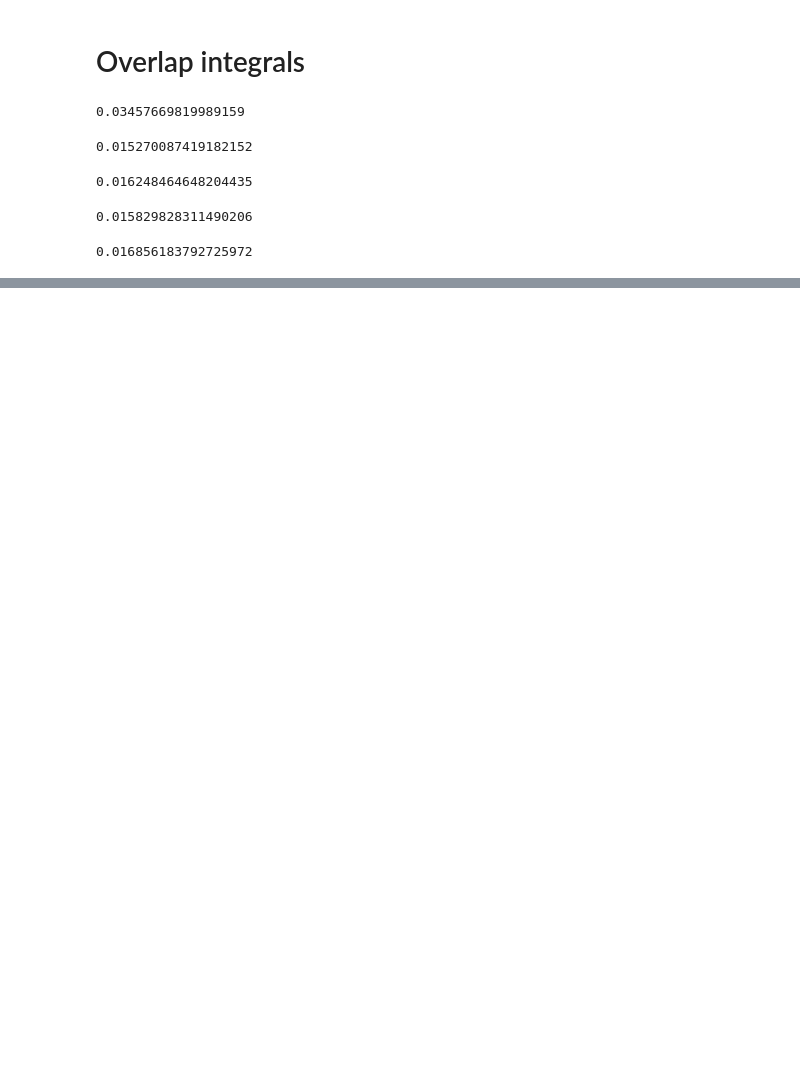
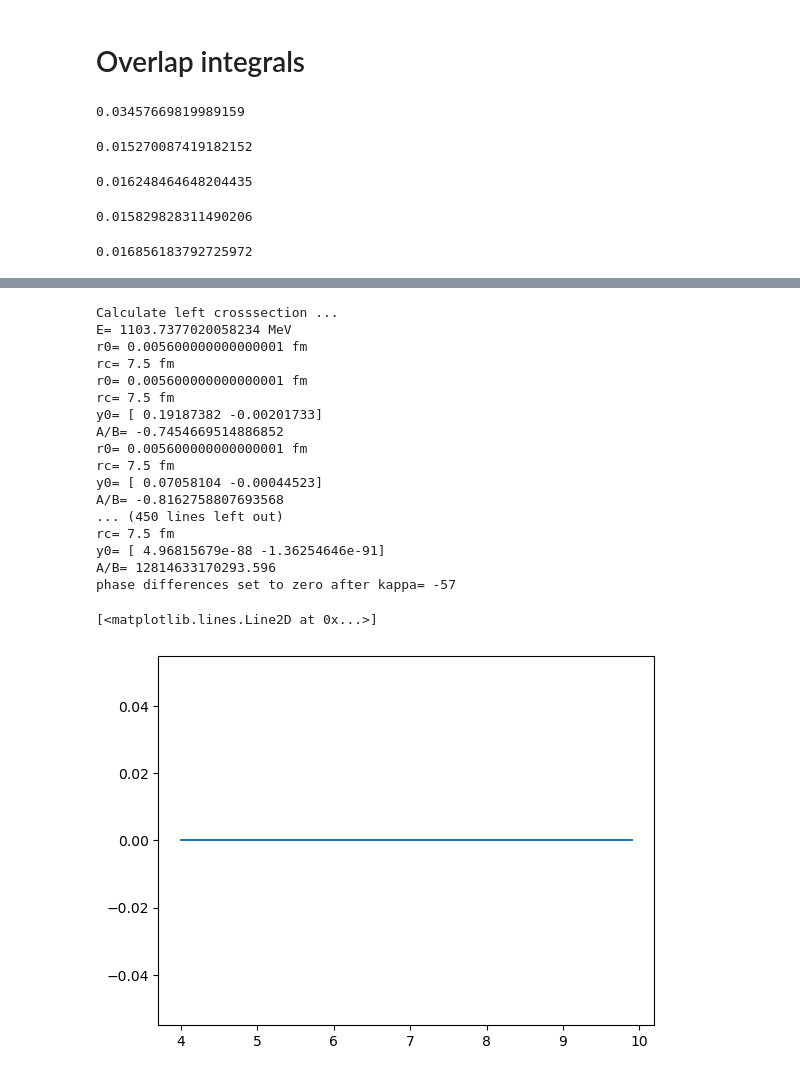
Before and after one commit to Partynumbers42/phasr, a Jupyter notebook: Example.ipynb, the cells around one changed output, grey strips where cells are left out. Drawn from its saved outputs; the diff is of its cells as text; code cells hidden in the pictures; blank space fills up the shorter version.

```diff
--- a/Example.ipynb
+++ b/Example.ipynb
@@ -466,0 +498,33 @@ phr.overlap_integral_vector(nucleus_osz_Al27,'n')
+# %%
+args_PVES={
+    'N_partial_waves' : 100,
+    'atol' : 1e-13,
+    'rtol' : 1e-13,
+    'phase_difference_limit' : 0,
+}
+# %%
+theta_deg=np.arange(4,10,1e-1)
+E_MeV=1157
+#
+plt.plot(theta_deg,phr.dirac_solvers.post_processing.crosssection.left_right_asymmetry_lepton_nucleus_scattering(E_MeV,theta_deg*pi/180,nucleus_osz_Al27,verbose=True,**args_PVES))
+#
+# %% [output]
+Calculate left crosssection ...
+E= 1103.7377020058234 MeV
+r0= 0.005600000000000001 fm
+rc= 7.5 fm
+r0= 0.005600000000000001 fm
+rc= 7.5 fm
+y0= [ 0.19187382 -0.00201733]
+A/B= -0.7454669514886852
+r0= 0.005600000000000001 fm
+rc= 7.5 fm
+y0= [ 0.07058104 -0.00044523]
+A/B= -0.8162758807693568
+... (450 lines left out)
+rc= 7.5 fm
+y0= [ 4.96815679e-88 -1.36254646e-91]
+A/B= 12814633170293.596
+phase differences set to zero after kappa= -57
+[<matplotlib.lines.Line2D at 0x...>]
+[figure, added]
```
Also changed, not shown: parts of 7 cells of this notebook, 1 other file.
